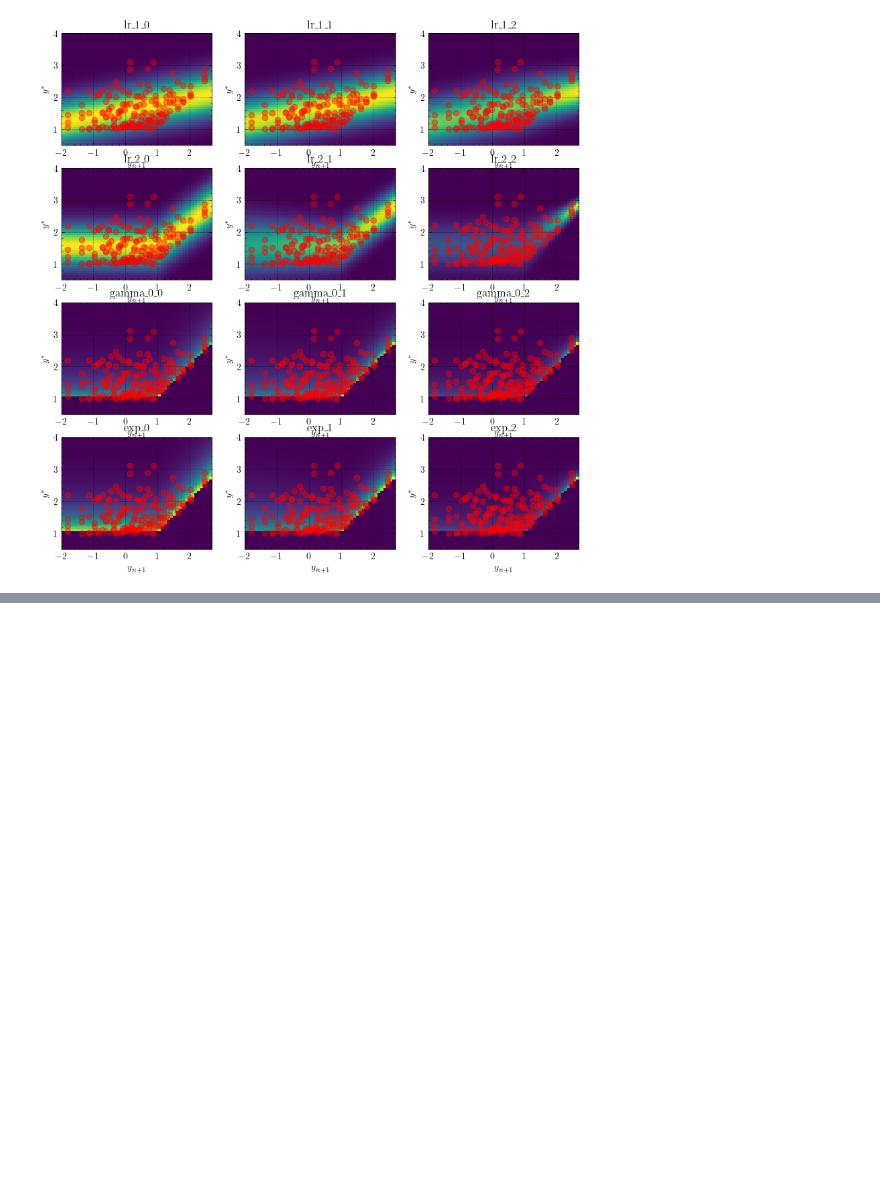
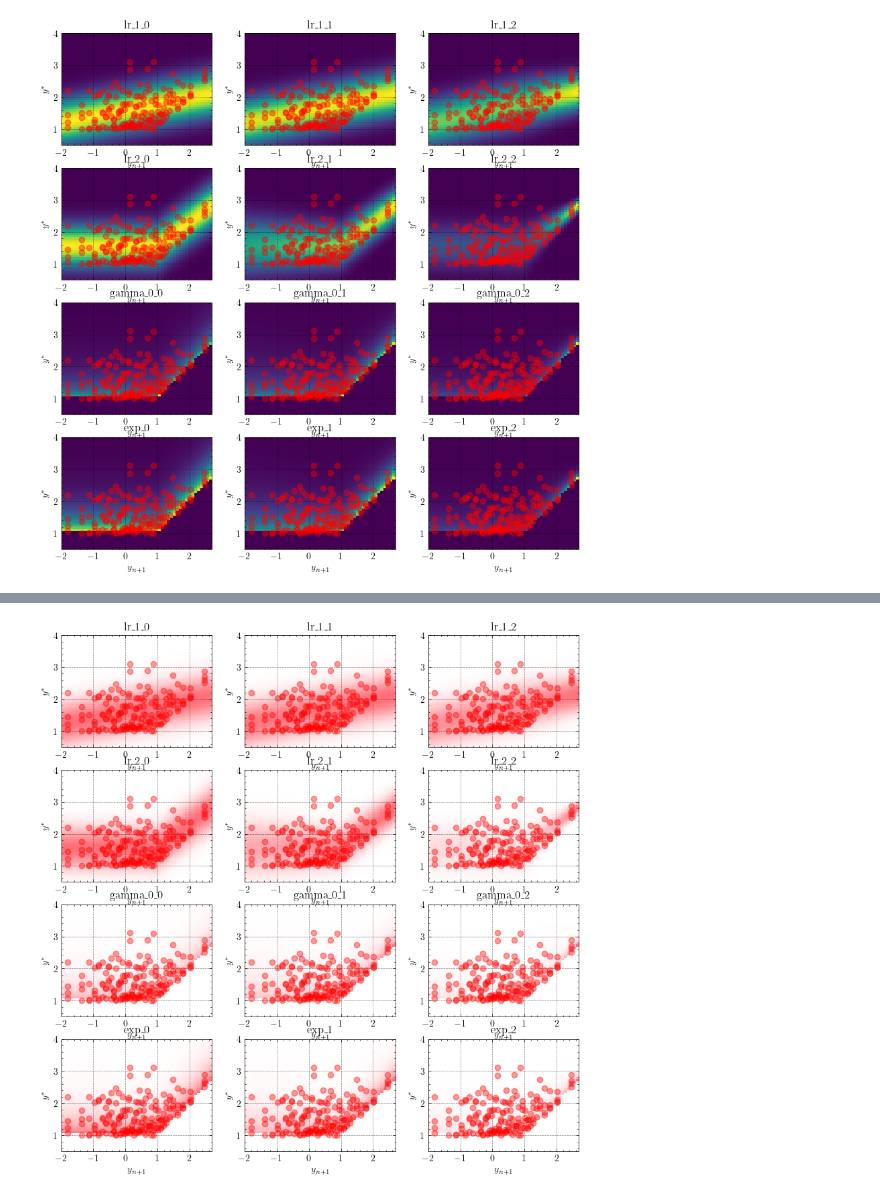
Before and after one commit to graphcore-research/mes, a Jupyter notebook: paper_plots/yn1_vs_ymax_heatmap.ipynb, the cells around one changed output, grey strips where cells are left out. Saved outputs shown, nothing was run; the diff lists cells and outputs as text; code cells hidden in the pictures; blank space fills up the shorter version.

```diff
--- a/paper_plots/yn1_vs_ymax_heatmap.ipynb
+++ b/paper_plots/yn1_vs_ymax_heatmap.ipynb
@@ -164,0 +168,79 @@ for i, (model_name, model_fun) in enumerate(models.items()):
+# %%
+from boplay.acq_funs.regression_models import (
+    fit_lr_1_0,
+    fit_lr_1_1,
+    fit_lr_1_2,
+    fit_lr_2_0,
+    fit_lr_2_1,
+    fit_lr_2_2,
+    fit_gamma_0_0,
+    fit_gamma_0_1,
+    fit_gamma_0_2,
+    fit_exp_0,
+    fit_exp_1,
+    fit_exp_2,
+)
+
+# add a row dimension to the data
+x_data = y_n1_points[None, :]
+y_data = y_max_points[None, :]
+
+x_lim = (-2, 2.7)
+y_lim = ( 0.5, 4)
+
+y_n1_grid = np.linspace(x_lim[0], x_lim[1], 50)
+y_max_grid = np.linspace(y_lim[0], y_lim[1], 50)
+
+y_n1_grid_2d = np.tile(y_n1_grid, len(y_max_grid))
+y_max_grid_2d = np.repeat(y_max_grid, len(y_n1_grid))
+
+models = {
+    "lr_1_0": fit_lr_1_0,
+    "lr_1_1": fit_lr_1_1,
+    "lr_1_2": fit_lr_1_2,
+    "lr_2_0": fit_lr_2_0,
+    "lr_2_1": fit_lr_2_1,
+    "lr_2_2": fit_lr_2_2,
+    "gamma_0_0": fit_gamma_0_0,
+    "gamma_0_1": fit_gamma_0_1,
+    "gamma_0_2": fit_gamma_0_2,
+    "exp_0": fit_exp_0,
+    "exp_1": fit_exp_1,
+    "exp_2": fit_exp_2,
+}
+
+
+fig, axes = plt.subplots(4, 3, figsize=(10, 10))
+axes = axes.flatten()
+cmap = LinearSegmentedColormap.from_list("my_cmap", ["#FFFFFF", "#FF6F79"])
+
+for i, (model_name, model_fun) in enumerate(models.items()):
+
+    make_heatmap_0_0 = model_fun(
+        x_data=x_data,
+        y_data=y_data,
+        x_min=y_best,
+        make_heatmap=True,
+    )
+
+    heatmap = make_heatmap_0_0(
+        row_idx=0,  # the heatmap for the 0th row of the initial data
+        x=y_n1_grid_2d,
+        y=y_max_grid_2d
+    )
+
+    heatmap = heatmap.reshape(len(y_max_grid), len(y_n1_grid))
+    heatmap = np.exp(heatmap)
+
+
+    ax = axes[i]
+    ax.set_title(model_name)
+    ax.imshow(heatmap, origin="lower", extent=x_lim + y_lim, cmap=cmap)
+    ax.scatter(y_n1_points, y_max_points, color="k", marker=".", alpha=0.4)
+    ax.set_xlim(x_lim)
+    ax.set_ylim(y_lim)
+    ax.set_aspect("equal")
+    ax.set_xlabel("$y_{n+1}$")
+    ax.set_ylabel("$y^*$")
+# %% [output]
+[figure, added]
```
Also changed, not shown: parts of 3 cells of this notebook, 3 other files.
